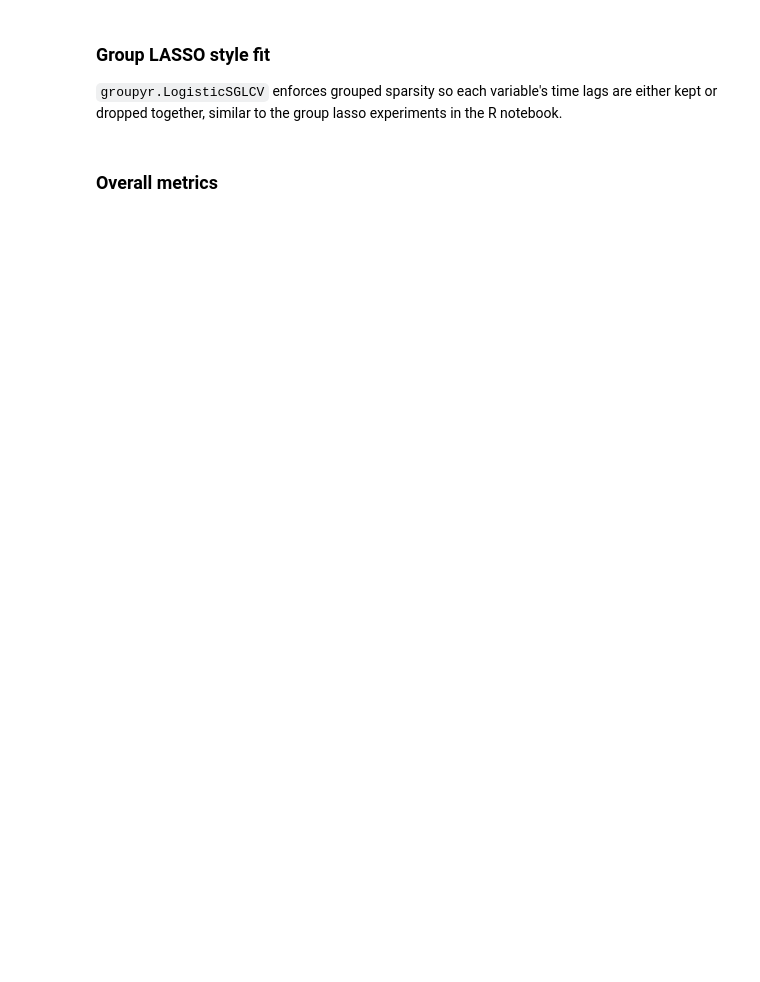
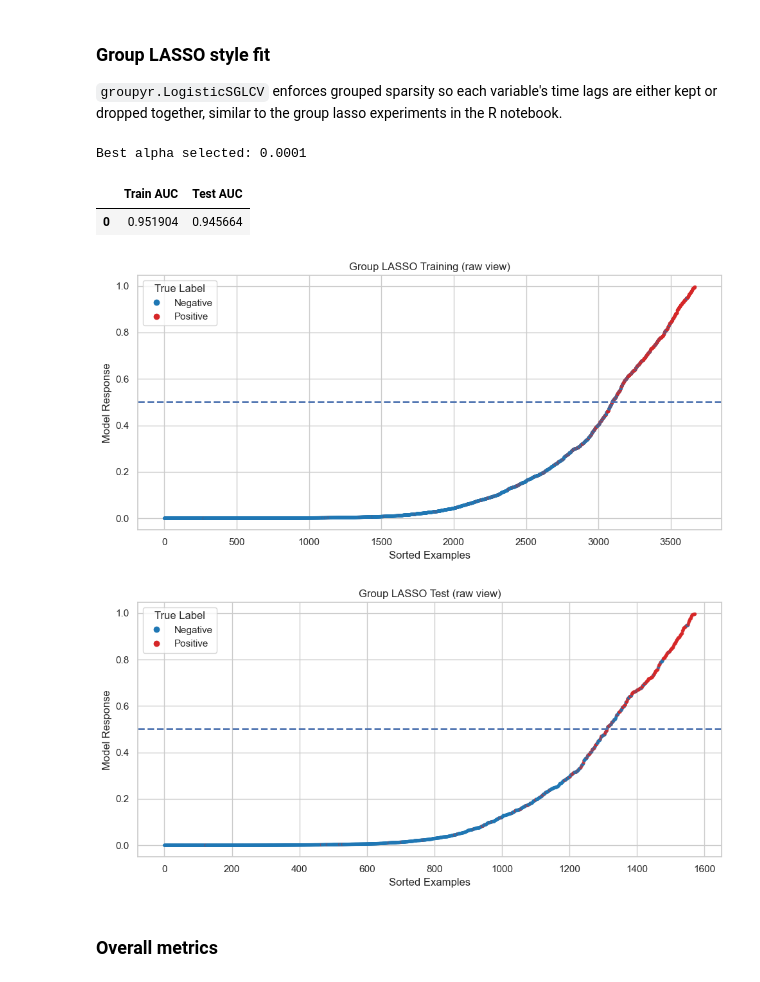
Before and after one commit to jworender/cutlass_demo, a Jupyter notebook: cases/Case_1/Case_1_python.ipynb, the cells around one changed output. Cells and saved outputs as stored; diff of their text form; code cells hidden in the pictures; blank space fills up the shorter version.

```diff
--- a/cases/Case_1/Case_1_python.ipynb
+++ b/cases/Case_1/Case_1_python.ipynb
@@ -822,12 +891,12 @@ plt.show()
 `groupyr.LogisticSGLCV` enforces grouped sparsity so each variable's time lags are
 either kept or dropped together, similar to the group lasso experiments in the R notebook.
 # %%
-from groupyr import LogisticSGLCV
-
 group_feature_cols = raw_train.drop(columns=[RESP_COL]).columns.tolist()
 group_labels = [col.split("TM")[0] for col in group_feature_cols]
-group_index = {name: idx for idx, name in enumerate(sorted(set(group_labels)))}
-group_ids = np.array([group_index[name] for name in group_labels])
+group_to_indices = {}
+for idx, label in enumerate(group_labels):
+    group_to_indices.setdefault(label, []).append(idx)
+group_ids = [np.asarray(idxs, dtype=int) for label, idxs in sorted(group_to_indices.items())]
 
 scaler = StandardScaler(with_mean=True, with_std=True)
 Xtr = scaler.fit_transform(raw_train[group_feature_cols])
@@ -843,33 +912,39 @@ sgl = LogisticSGLCV(
     tol=1e-4,
     cv=3,
     verbose=False,
     n_jobs=-1,
     random_state=42,
 )
 sgl.fit(Xtr, ytr)
 prob_sgl_tr = sgl.predict_proba(Xtr)[:, 1]
 prob_sgl_te = sgl.predict_proba(Xte)[:, 1]
 prec_tr, rec_tr, _ = precision_recall_curve(ytr, prob_sgl_tr)
 f1_sgl_tr = 2 * rec_tr * prec_tr / (rec_tr + prec_tr + 1e-9)
 prec_te, rec_te, _ = precision_recall_curve(yte, prob_sgl_te)
 f1_sgl_te = 2 * rec_te * prec_te / (rec_te + prec_te + 1e-9)
 auc_sgl_tr = roc_auc_score(ytr, prob_sgl_tr)
 auc_sgl_te = roc_auc_score(yte, prob_sgl_te)
 add_metrics(
     "Logistic Group LASSO",
     "Raw",
     auc_sgl_tr,
     auc_sgl_te,
     f1_sgl_tr,
     f1_sgl_te,
     notes="Group-wise penalty via groupyr.LogisticSGLCV",
 )
 
 print(f"Best alpha selected: {sgl.alpha_:.4f}")
 display(pd.DataFrame([{"Train AUC": auc_sgl_tr, "Test AUC": auc_sgl_te}]))
 plot_sorted(prob_sgl_tr, ytr.astype(bool), "Group LASSO Training (raw view)")
 plot_sorted(prob_sgl_te, yte.astype(bool), "Group LASSO Test (raw view)")
 plt.show()
+# %% [output]
+Best alpha selected: 0.0001
+|  | Train AUC | Test AUC |
+| 0 | 0.951904 | 0.945664 |
+[figure, added]
+[figure, added]
 # %% [markdown]
 ### Overall metrics
 # %%
```
Also changed, not shown: parts of 16 cells of this notebook, 1 other file.
